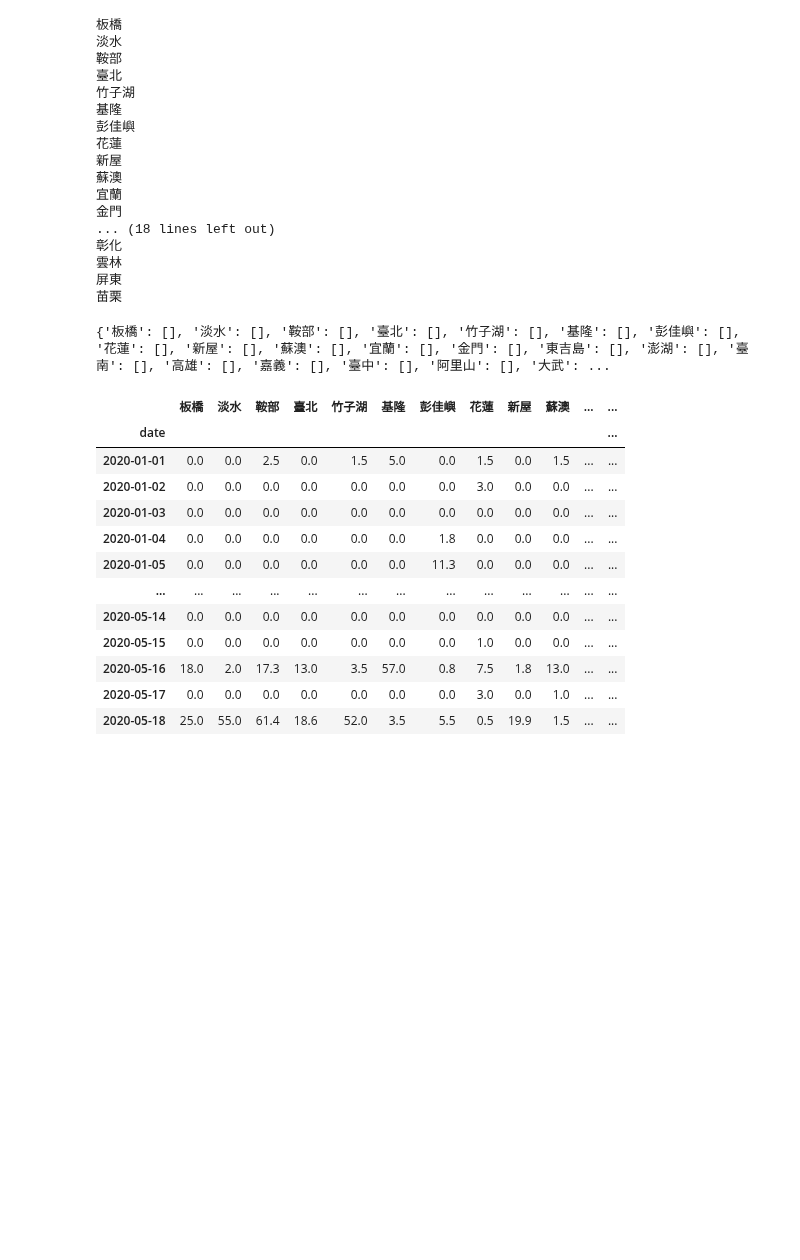
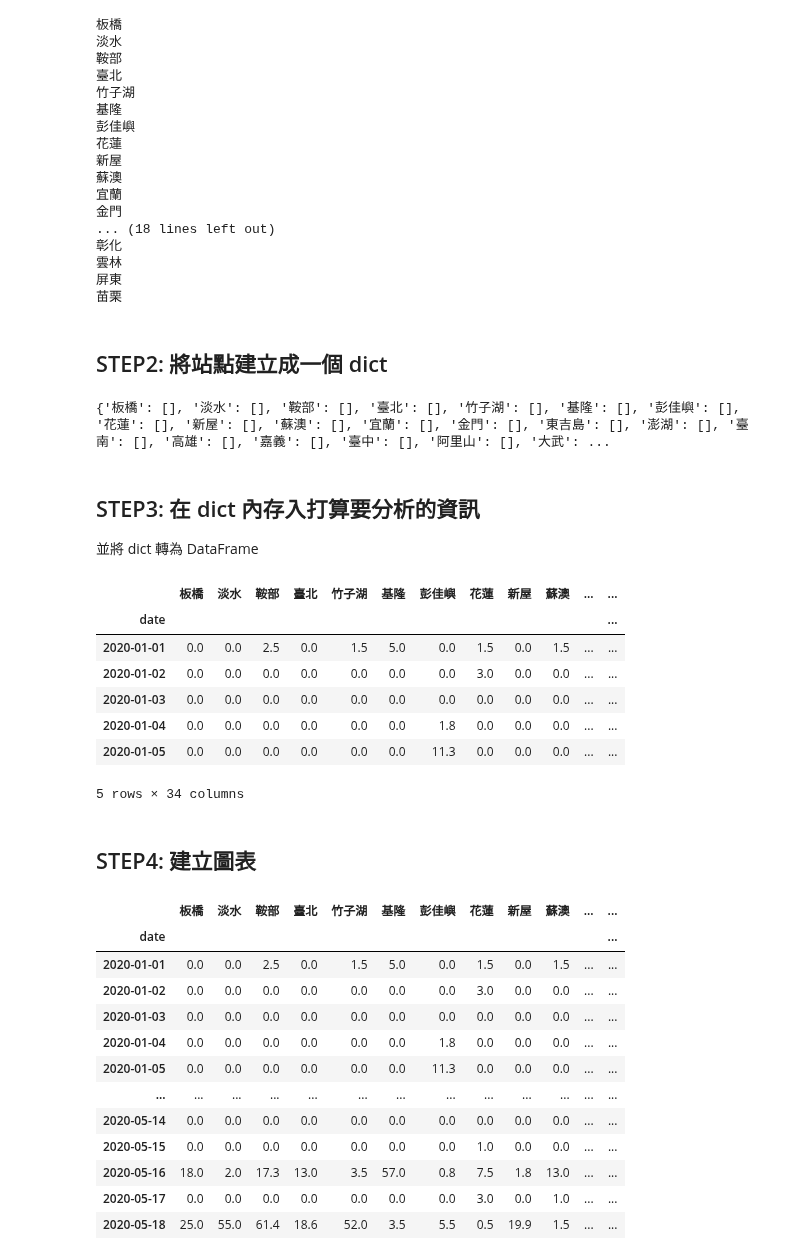
Before and after one commit to jiangsir/PythonBasic, a Jupyter notebook: Pandas基礎用法.ipynb, the cells around one changed output. Drawn from its saved outputs; the diff is of its cells as text; code cells hidden in the pictures; blank space fills up the shorter version.

```diff
--- a/Pandas基礎用法.ipynb
+++ b/Pandas基礎用法.ipynb
@@ -998,7 +1000,7 @@ import os, json
 ## C:\Users\user\Downloads
 
 #filename = os.path.join("C:/", "Users", "user", "Downloads", 'C-B0024-002.json')
-filename = os.path.join("D:/", "Download", 'C-B0024-002.json')
+filename = os.path.join("D:/", 'C-B0024-002.json')
 with open(filename, 'r', encoding='UTF-8') as f:
     datas = json.loads(f.read())
 print(len(datas))
@@ -1043,8 +1043,8 @@ import pandas as pd
 import os, json
 ## C:\Users\user\Downloads
 
-#filename = os.path.join("C:/", "Users", "user", "Downloads", 'C-B0024-002.json')
-filename = os.path.join("D:/", "Download", 'C-B0025-002', 'dy_Report_2019.json')
+filename = os.path.join("C:/", "Users", "user", "Downloads", 'C-B0024-002.json')
+#filename = os.path.join("D:/", "Download", 'C-B0025-002', 'dy_Report_2019.json')
 
 #filename = os.path.join(os.sep, "mnt","d", "Download", 'C-B0025-002', 'dy_Report_2019.json')
 
@@ -1179,6 +1187,8 @@ for location in locations:
 雲林
 屏東
 苗栗
+# %% [markdown]
+## STEP2: 將站點建立成一個 dict
 # %%
 # C-B0025-001-每日雨量-局屬地面測站每日雨量資料.json
 '''
@@ -1201,6 +1211,46 @@ for location in locations:
 print(dict)
 # %% [output]
 {'板橋': [], '淡水': [], '鞍部': [], '臺北': [], '竹子湖': [], '基隆': [], '彭佳嶼': [], '花蓮': [], '新屋': [], '蘇澳': [], '宜蘭': [], '金門': [], '東吉島': [], '澎湖': [], '臺南': [], '高雄': [], '嘉義': [], '臺中': [], '阿里山': [], '大武': ...
+# %% [markdown]
+## STEP3: 在 dict 內存入打算要分析的資訊
+
+並將 dict 轉為 DataFrame
+# %%
+# C-B0025-001-每日雨量-局屬地面測站每日雨量資料.json
+
+import pandas as pd
+import os, json
+
+filename = os.path.join("datas", 'C-B0025-001-每日雨量-局屬地面測站每日雨量資料.json')
+
+with open(filename, 'r', encoding='UTF-8') as f:
+    datas = json.loads(f.read())
+
+locations = datas['cwbdata']['resources']['resource']['data']['surfaceObs']['location']
+dict = {}
+#dict['date'] = stationObsTimes[0]['weatherElements']['dataDate']
+for location in locations:
+    dict['date'] = []
+    dict[location['station']['stationName']] = []
+    stationObsTimes = location['stationObsTimes']['stationObsTime']
+    for stationObsTime in stationObsTimes:
+        dict['date'].append(stationObsTime['dataDate'])
+        dict[location['station']['stationName']].append(stationObsTime['weatherElements']['precipitation'])
+
+df = pd.DataFrame(dict)
+df.set_index('date', inplace=True) # 將 date 欄位設定為索引
+display(df.head())
+# %% [output]
+|  | 板橋 | 淡水 | 鞍部 | 臺北 | 竹子湖 | 基隆 | 彭佳嶼 | 花蓮 | 新屋 | 蘇澳 | ... | ... |
+| date |  |  |  |  |  |  |  |  |  |  |  | ... |
+| 2020-01-01 | 0.0 | 0.0 | 2.5 | 0.0 | 1.5 | 5.0 | 0.0 | 1.5 | 0.0 | 1.5 | ... | ... |
+| 2020-01-02 | 0.0 | 0.0 | 0.0 | 0.0 | 0.0 | 0.0 | 0.0 | 3.0 | 0.0 | 0.0 | ... | ... |
+| 2020-01-03 | 0.0 | 0.0 | 0.0 | 0.0 | 0.0 | 0.0 | 0.0 | 0.0 | 0.0 | 0.0 | ... | ... |
+| 2020-01-04 | 0.0 | 0.0 | 0.0 | 0.0 | 0.0 | 0.0 | 1.8 | 0.0 | 0.0 | 0.0 | ... | ... |
+| 2020-01-05 | 0.0 | 0.0 | 0.0 | 0.0 | 0.0 | 0.0 | 11.3 | 0.0 | 0.0 | 0.0 | ... | ... |
+5 rows × 34 columns
+# %% [markdown]
+## STEP4: 建立圖表
 # %%
 # C-B0025-001-每日雨量-局屬地面測站每日雨量資料.json
 
```
Also changed, not shown: parts of 7 cells of this notebook, 2 other files.
